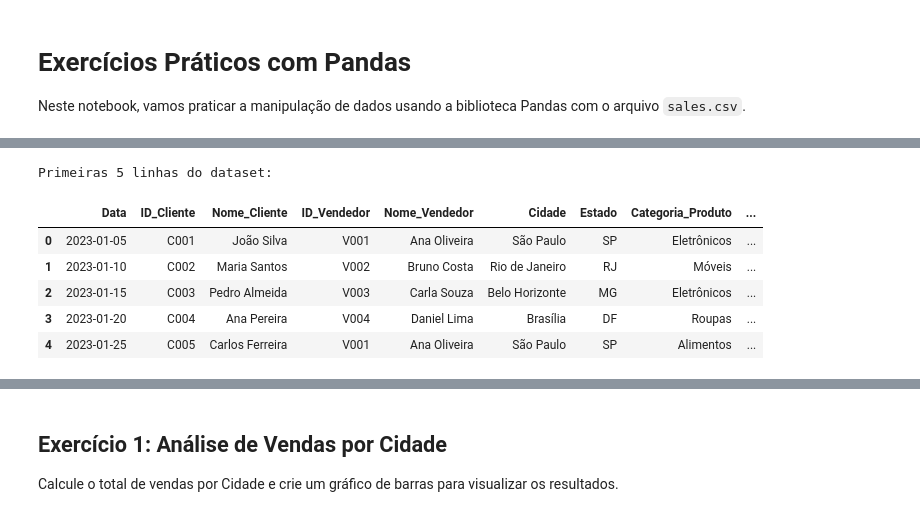
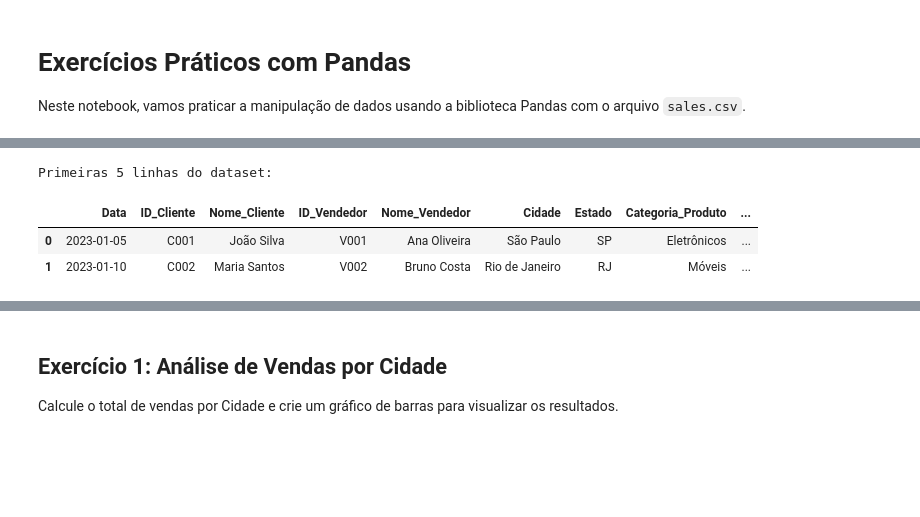
Before and after one commit to WesleySiNeves/2.curso-engenharia-dados-bigdata, a Jupyter notebook: Big Data e Analise de Dados/1.Big Data/8.Fundamentos de Python para Análise de Dados/3.Exercícios práticos com pequenos conjuntos de dados.ipynb, the cells around one changed output, grey strips where cells are left out. Drawn from its saved outputs; the diff is of its cells as text; code cells hidden in the pictures; blank space fills up the shorter version.

```diff
--- a/Big Data e Analise de Dados/1.Big Data/8.Fundamentos de Python para Análise de Dados/3.Exercícios práticos com pequenos conjuntos de dados.ipynb
+++ b/Big Data e Analise de Dados/1.Big Data/8.Fundamentos de Python para Análise de Dados/3.Exercícios práticos com pequenos conjuntos de dados.ipynb
@@ -18,18 +38,15 @@ plt.style.use('seaborn-v0_8-whitegrid')
 # %%
 # Carregando o dataset
 df = pd.read_csv('sales.csv')
 
 # Exibindo as primeiras linhas do dataset
 print("Primeiras 5 linhas do dataset:")
-df.head()
+df.head(2)
 # %% [output]
 Primeiras 5 linhas do dataset:
 |  | Data | ID_Cliente | Nome_Cliente | ID_Vendedor | Nome_Vendedor | Cidade | Estado | Categoria_Produto | ... |
 | 0 | 2023-01-05 | C001 | João Silva | V001 | Ana Oliveira | São Paulo | SP | Eletrônicos | ... |
 | 1 | 2023-01-10 | C002 | Maria Santos | V002 | Bruno Costa | Rio de Janeiro | RJ | Móveis | ... |
-| 2 | 2023-01-15 | C003 | Pedro Almeida | V003 | Carla Souza | Belo Horizonte | MG | Eletrônicos | ... |
-| 3 | 2023-01-20 | C004 | Ana Pereira | V004 | Daniel Lima | Brasília | DF | Roupas | ... |
-| 4 | 2023-01-25 | C005 | Carlos Ferreira | V001 | Ana Oliveira | São Paulo | SP | Alimentos | ... |
 # %%
 # Informações sobre o dataset
 print("Informações sobre o dataset:")
```
Also changed, not shown: parts of 15 cells of this notebook, 4 other files.
